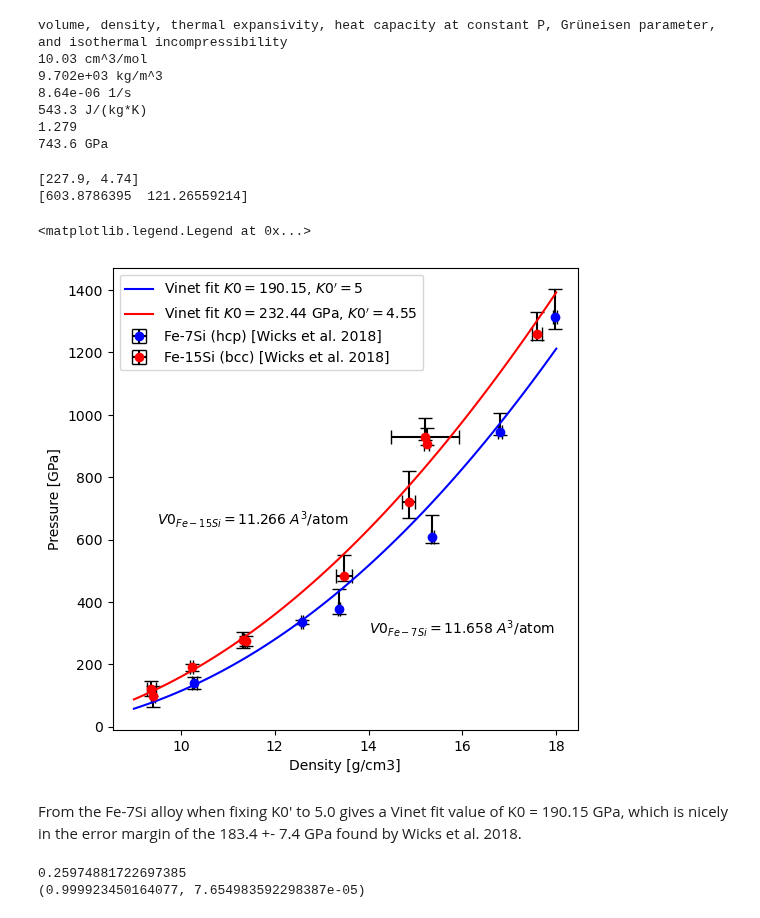
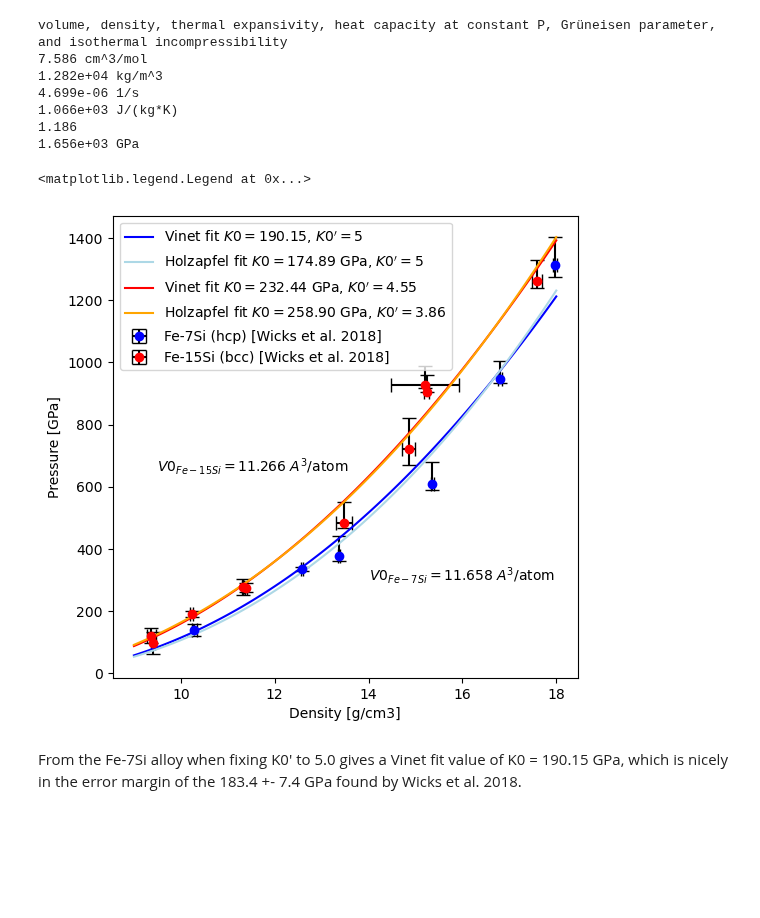
Before and after one commit to louis-mueller/geodynamo, a Jupyter notebook: core/FeSi_EoS.ipynb, the cells around one changed output. Drawn from its saved outputs; the diff is of its cells as text; code cells hidden in the pictures; blank space fills up the shorter version.

```diff
--- a/core/FeSi_EoS.ipynb
+++ b/core/FeSi_EoS.ipynb
@@ -17,23 +15,22 @@ def eos_core_15(p, T):
     MFe = 55.845  # Molar mass [g/mol]
     MSi = 28.0855  # Molar mass [g/mol]
     V0 = 13569.088754628  # mm^3/mol
-    KT0 = 227.9 # Bulk modulus at reference [GPa]
-    KTP = 4.74  # Pressure derivative of bulk modulus
+    KT0 = 258.90 # Bulk modulus at reference [GPa]
+    KTP = 3.86  # Pressure derivative of bulk modulus
     gamma0 = 1.408  # Grüneisen parameter at reference 1.9547
     gammaInf = 0.827  # Grüneisen parameter at infinite compression
     beta = 0.826  # Parameter for gamma
     theta0 = 44.574  # Einstein temperature at reference [K]
     a0 = 2.121e-4  # Anharmonic parameter
     m = 1.891  # Anharmonic exponent
-    g = 1.339  # Parameter for thermal contribution
     R = 8.3144621  # Gas constant [J/mol/K]
     XFe = (85/55.845)/(85/55.845 + 15/28.0855)  # Molar fraction Fe-7Si
     XSi = 1.0 - XFe  # Molar fraction Fe-7Si
     Z = XFe*26.0 + XSi*14 # average Atomic number
-    M0 = (XFe*MFe + XSi*MSi)*2*1.0e6  # molar mass [mug/mol]
+    M0 = (XFe*MFe + XSi*MSi)*1e6  # molar mass [mug/mol]
 
     # Derived quantities
-    PFG0 = 0.10036e9 * (Z / V0) ** (5.0 / 3.0)
+    PFG0 = 0.23369e9 * (Z / V0) ** (5.0 / 3.0)
     c0 = -np.log(3.0 * KT0 / PFG0)
     c2 = 3.0 / 2.0 * (KTP - 3.0) - c0
 
@@ -43,7 +40,7 @@ def eos_core_15(p, T):
     # Volume and density
     zeta3 = zeta ** 3
     V = V0 * zeta3   # A^3
-    rho = M0 / V  # g/cm^3
+    rho = 2*M0 / V # g/cm^3
 
     # Grüneisen parameter
     gamma = gammax(zeta3, gamma0, gammaInf, beta)
@@ -123,18 +120,25 @@ def zetax(p, T, c0, KT0, c2, V0, T0, gamma0, gammaInf, beta, theta0, R, a0, m):
     return sol.root
 
 print('volume, density, thermal expansivity, heat capacity at constant P, Grüneisen parameter, and isothermal incompressibility')
-a = eos_core_15(156, 4500)
+a = eos_core_15(500, 7450)
 a_unit = ['cm^3/mol', 'kg/m^3', '1/s', 'J/(kg*K)', '', 'GPa']
 for i in range(len(a)):
     print(f'{a[i]:.4}', a_unit[i])
+
+#10.8 cm^3/mol
+#9.009e+03 kg/m^3
+#6.011e-06 1/s
+#576.6 J/(kg*K)
+#1.308
+#1.092e+03 GPa
 # %% [output]
 volume, density, thermal expansivity, heat capacity at constant P, Grüneisen parameter, and isothermal incompressibility
-10.03 cm^3/mol
-9.702e+03 kg/m^3
-8.64e-06 1/s
-543.3 J/(kg*K)
-1.279
-743.6 GPa
+7.586 cm^3/mol
+1.282e+04 kg/m^3
+4.699e-06 1/s
+1.066e+03 J/(kg*K)
+1.186
+1.656e+03 GPa
 # %%
 MFe = 55.845  # Molar mass of iron [g/mol]
 MSi = 28.0855  # Molar mass of silicon [g/mol]
@@ -286,67 +264,46 @@ for key in ex.keys():
         rho_15.append(ex[key]['rho'])
         rho_err15.append(ex[key]['srho'])
 
-Fe7Si = min_type('hcp',a=2.2857,c=3.6903)
-Fe15Si = min_type('bcc',d=1.7740)
+KT07 = 136.2 # +-20.0 GPa
+KTP7 = 5.97 # +-0.47
+KT015 = 227.9 # +-24.0
+KTP15 = 4.74
 
-initial_guess_7 = [Fe7Si[1], Fe7Si[2]]
-initial_guess_15 = [Fe15Si[1], Fe15Si[2]]
-
-print(initial_guess_15)
+initial_guess_7 = [KT07, KTP7]
+initial_guess_15 = [KT015, KTP15]
 
 popt_v7, pcov_v7 = curve_fit(Vinet_fitting7, rho_7, p7, p0=initial_guess_7[0])
-popt_h7, pcov_h7 = curve_fit(Holzapfel_fitting7, rho_7, p7, p0=initial_guess_7)
+popt_h7, pcov_h7 = curve_fit(Holzapfel_fitting7, rho_7, p7, p0=initial_guess_7[0])
 popt_v15, pcov_v15 = curve_fit(Vinet_fitting15, rho_15, p15, p0=initial_guess_15)
 popt_h15, pcov_h15 = curve_fit(Holzapfel_fitting15, rho_15, p15, p0=initial_guess_15)
 
 KT0_fit_v7 = popt_v7
-KT0_fit_h7, KTP_fit_h7 = popt_h7
+KT0_fit_h7 = popt_h7
 KT0_fit_v15, KTP_fit_v15 = popt_v15
 KT0_fit_h15, KTP_fit_h15 = popt_h15
-
-print(popt_h15)
 
 p_fitted_v7 = Vinet_fitting7(rho, *popt_v7)
 p_fitted_h7 = Holzapfel_fitting7(rho, *popt_h7)
 p_fitted_v15 = Vinet_fitting15(rho, *popt_v15)
 p_fitted_h15 = Holzapfel_fitting15(rho, *popt_h15)
 
 ax.errorbar(rho_7, p7, yerr=[p_err_l7, p_err_u7], xerr=rho_err7, fmt='o', capsize=5, color=clr7, ecolor='k', label='Fe-7Si (hcp) [Wicks et al. 2018]')
 ax.errorbar(rho_15, p15, yerr=[p_err_l15, p_err_u15], xerr=rho_err15, fmt='o', capsize=5, color=clr15, ecolor='k', label='Fe-15Si (bcc) [Wicks et al. 2018]')
 
 ax.plot(rho, p_fitted_v7, '-', color=clr7, label=f'Vinet fit $K0 = ${KT0_fit_v7[0]:.2f}, $K0\' = $5')
-#ax.plot(rho, p_fitted_h7, '-', color='lightblue', label=f'Holzapfel fit $K0 = ${KT0_fit_h7:.2f} GPa, $K0\' = ${KTP_fit_h7:.2f}')
+ax.plot(rho, p_fitted_h7, '-', color='lightblue', label=f'Holzapfel fit $K0 = ${KT0_fit_h7[0]:.2f} GPa, $K0\' = $5')
 ax.plot(rho, p_fitted_v15, '-', color=clr15, label=f'Vinet fit $K0 = ${KT0_fit_v15:.2f} GPa, $K0\' = ${KTP_fit_v15:.2f}')
-#ax.plot(rho, p_fitted_h15, '-', color='orange', label=f'Holzapfel fit $K0 = ${KT0_fit_h15:.2f} GPa, $K0\' = ${KTP_fit_h15:.2f}')
+ax.plot(rho, p_fitted_h15, '-', color='orange', label=f'Holzapfel fit $K0 = ${KT0_fit_h15:.2f} GPa, $K0\' = ${KTP_fit_h15:.2f}')
 
 ax.text(9.5, 650, r'$V0_{Fe-15Si} = 11.266$ $A^3$/atom')
 ax.text(14, 300, r'$V0_{Fe-7Si} = 11.658$ $A^3$/atom')
 
 ax.set_ylabel('Pressure [GPa]')
 ax.set_xlabel('Density [g/cm3]')
 ax.legend()
 # %% [output]
-[227.9, 4.74]
-[603.8786395  121.26559214]
+<matplotlib.legend.Legend at 0x...>
-<matplotlib.legend.Legend at 0x...>
-[figure, old version]
+[figure, new version]
 # %% [markdown]
 From the Fe-7Si alloy when fixing K0' to 5.0 gives a Vinet fit value of K0 = 190.15 GPa,
 which is nicely in the error margin of the 183.4 +- 7.4 GPa found by Wicks et al. 2018.
-# %%
-MFe = 55.845  # Molar mass of iron [g/mol]
-MSi = 28.0855  # Molar mass of silicon [g/mol]
-wFe = 0.85
-wSi = 0.15
-XSi = wSi / MSi / (wFe / MFe + wSi / MSi) # molar fraction of Si in Fe-15Si
-print(XSi)
-
-def alloy_conc(wSi):
-    X2 =  wSi / XSi * MFe / (MFe*wSi + MSi*(1-wSi))
-    X1 = 1 - X2
-    return X1, X2
-
-print(alloy_conc(0.00001))
-# %% [output]
-0.25974881722697385
-(0.999923450164077, 7.654983592298387e-05)
```
Also changed, not shown: parts of 2 cells of this notebook, 3 other files.
